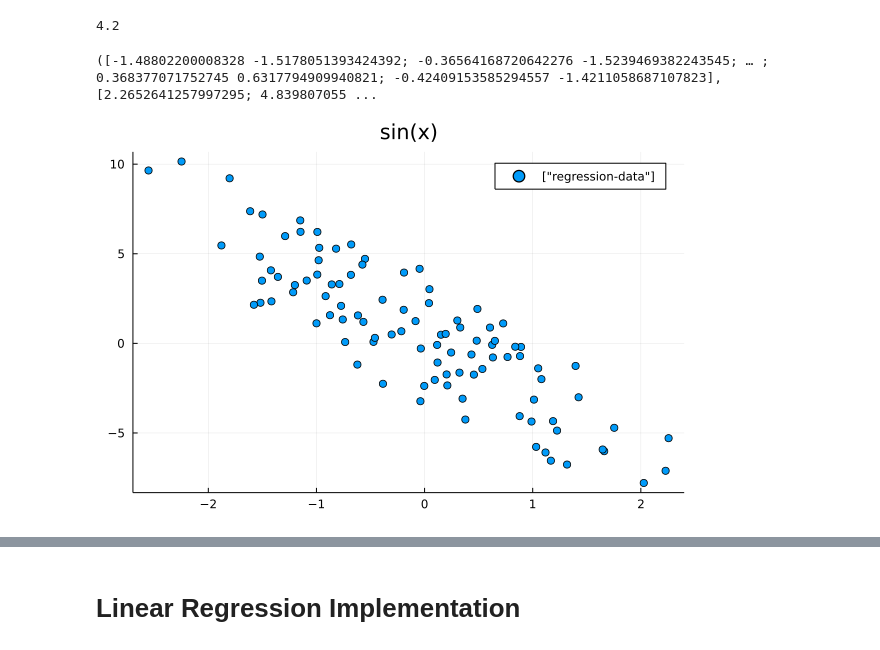
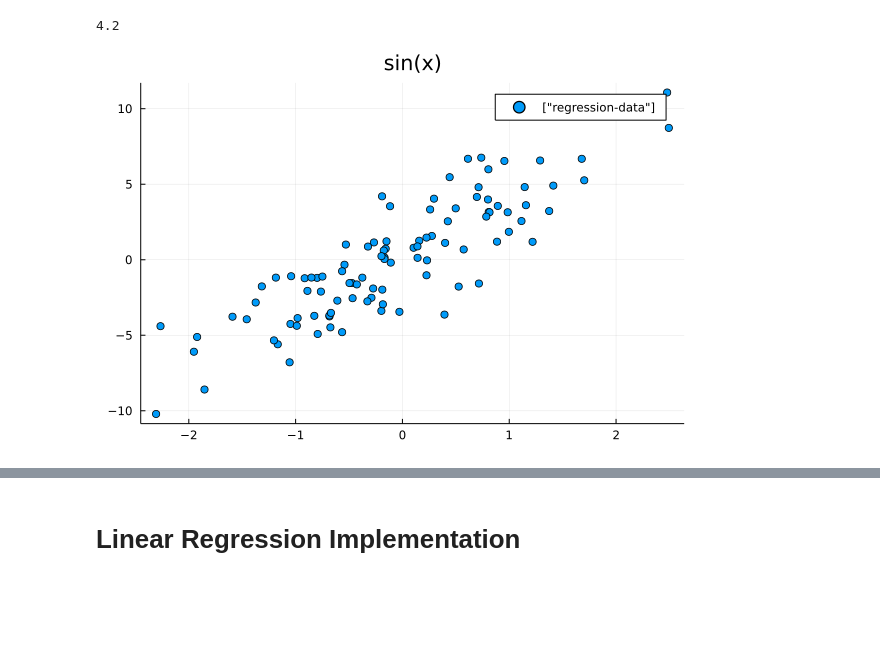
Before and after one commit to MadebyDaris/linear-regression-jl, a Jupyter notebook: ml.ipynb, the cells around one changed output, grey strips where cells are left out. Cells and saved outputs as stored; diff of their text form; code cells hidden in the pictures; blank space fills up the shorter version.

```diff
--- a/ml.ipynb
+++ b/ml.ipynb
@@ -14,7 +14,7 @@ n = num_train + num_val
 noise = 0.001
 noise = rand(Normal(n, 1)) * noise
 
-w = [2, -3.4]
+w = [2, 3.4]
 b = 4.2
 # %% [output]
 4.2
@@ -29,21 +29,16 @@ X = reshape(rand(Normal(0, 1), (n, length(w))), :, 2)
 Y = X * reshape(transpose(w), :, 1)
 Y = Y + noise
 foreach(x -> x + b, Y)
-
-train_data = (X, Y)
-# %% [output]
-([-1.48802200008328 -1.5178051393424392; -0.36564168720642276 -1.5239469382243545; … ; 0.368377071752745 0.6317794909940821; -0.42409153585294557 -1.4211058687107823], [2.2652641257997295; 4.839807055 ...
 # %%
-function plot_train(trained_weight, trained_bias, feature, label)
-   x0=0
-   y0 = trained_bias
-   x1 = feature[-1]
-   y1 = trained_bias + (trained_weight * x1)
-   plot!([x0, x1], [y0, y1])
+function plot_train(w, b, feature)
+   # x = collect(Float64, 1:0.1:10)
+   y = (w' * feature)
+   foreach(x -> x + b, y)
+   plot(feature, feature ->  w * feature .+ b, linewidth=2,legend=:false)
 end
 plot(X[:,2], Y, title="sin(x)", label=["regression-data"], seriestype=:scatter)
 # %% [output]
-[figure, old version]
+[figure, new version]
 # %%
 train_ind = collect(Int32, 0: num_train)
 shuffle(train_ind)
```
Also changed, not shown: parts of 8 cells of this notebook.
